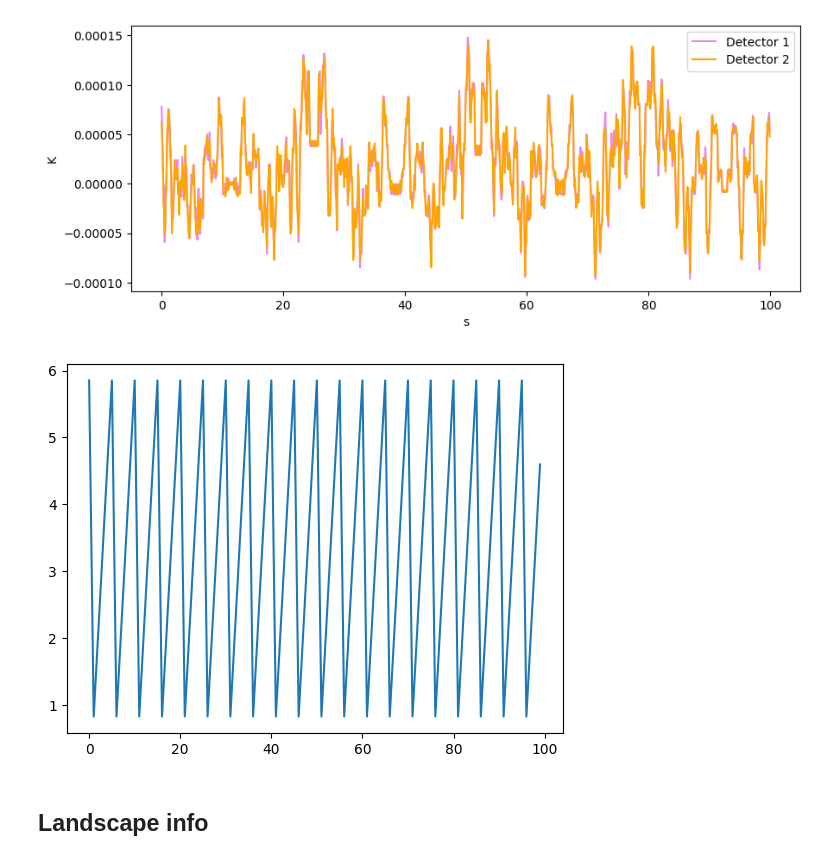
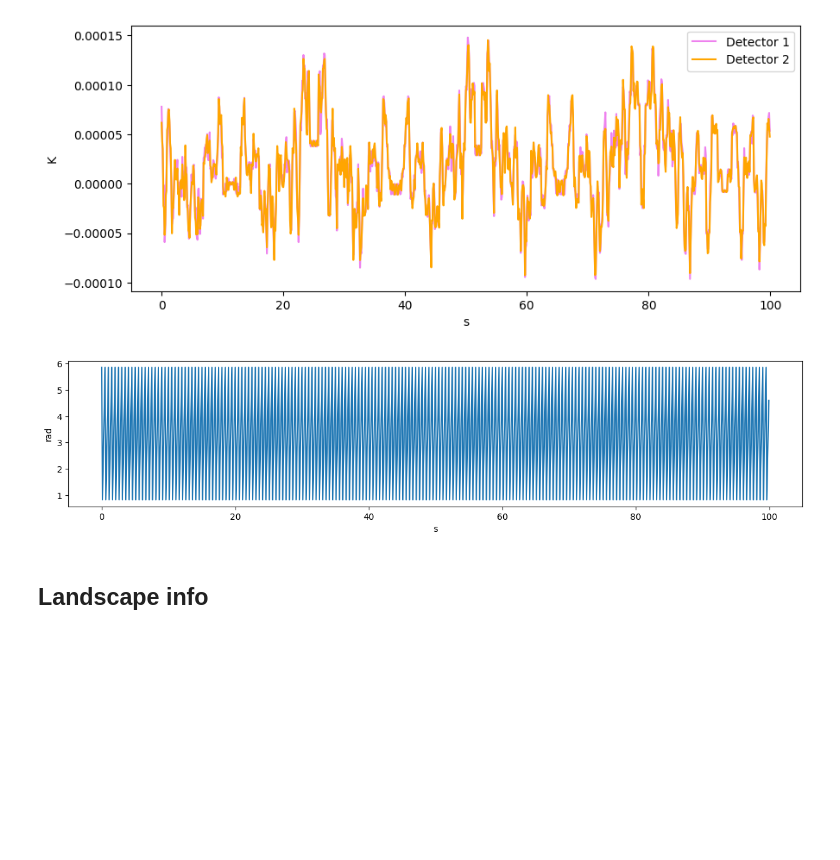
Before and after one commit to binhola/binkathon, a Jupyter notebook: mapmaking-300326-starting.ipynb, the cells around one changed output. Cells and saved outputs as stored; diff of their text form; code cells hidden in the pictures; blank space fills up the shorter version.

```diff
--- a/mapmaking-300326-starting.ipynb
+++ b/mapmaking-300326-starting.ipynb
@@ -113,13 +113,15 @@ plt.close()
 # %% [output]
 [figure]
 # %%
-plt.figure()
-plt.plot(hwp_angles[:100])
+plt.figure(figsize=(15, 3))
+plt.plot(time, hwp_angles)
 
+plt.xlabel("s")
+plt.ylabel(r"rad")
 plt.show()
 plt.close()
 # %% [output]
-[figure, old version]
+[figure, new version]
 # %% [markdown]
 ## Landscape info
 # %%
```
Also changed, not shown: parts of 1 cell of this notebook.
